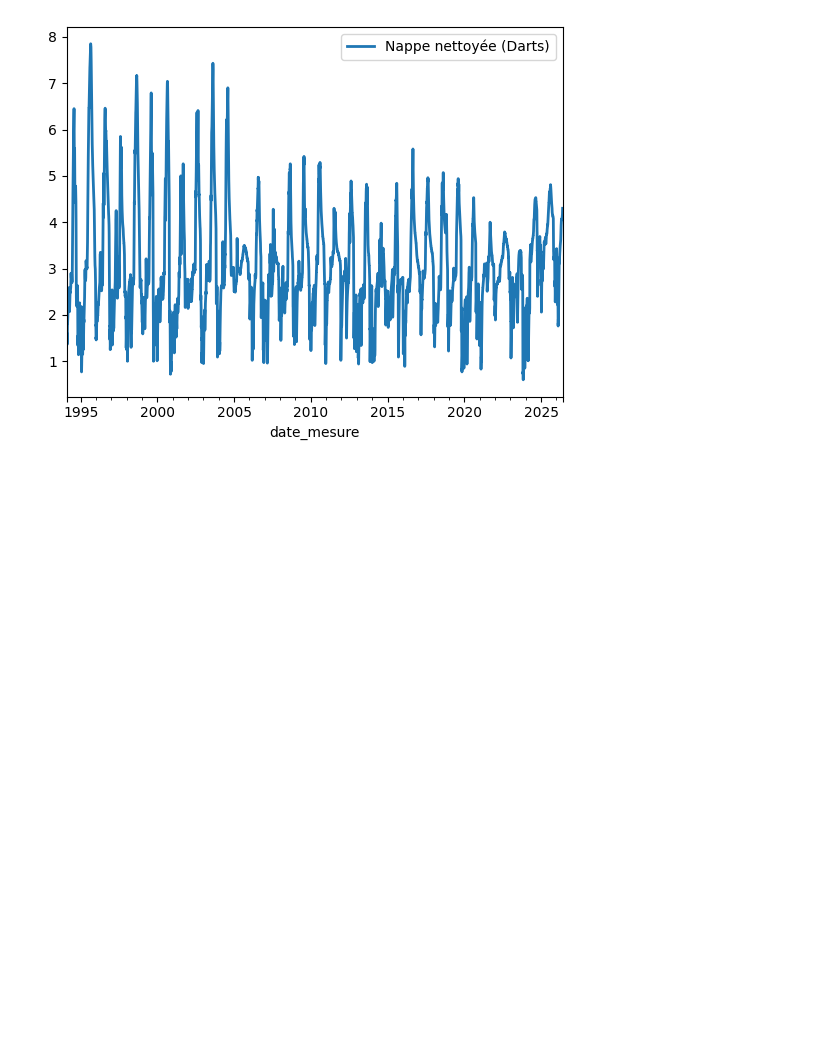
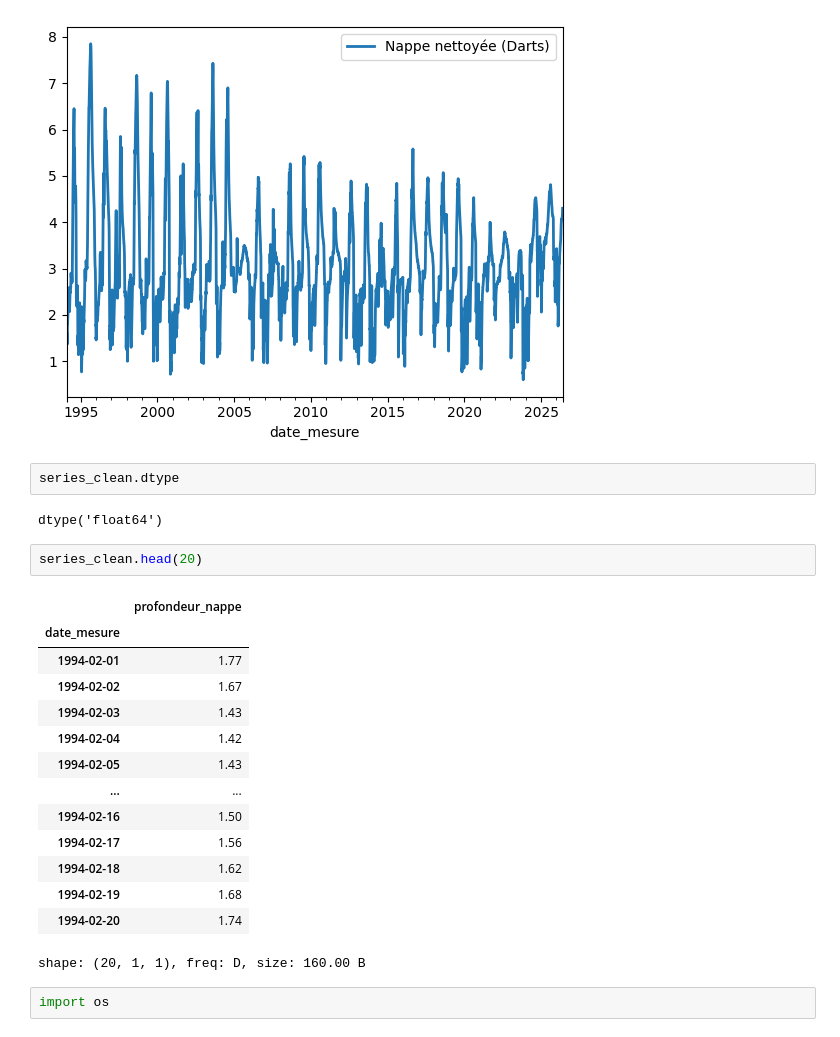
Before and after one commit to charourou/Projet_Hydrosense, a Jupyter notebook: notebooks/data_cleaning_rh_79.ipynb, the cells around one changed output. Saved outputs shown, nothing was run; the diff lists cells and outputs as text; blank space fills up the shorter version.

Commit message:
V2 de data cleaning sur Bourdet

```diff
--- a/notebooks/data_cleaning_rh_79.ipynb
+++ b/notebooks/data_cleaning_rh_79.ipynb
@@ -329,3 +328,26 @@ series_clean.plot(label="Nappe nettoyée (Darts)")
 # %% [output]
 <Axes: xlabel='date_mesure'>
 [figure]
+# %%
+series_clean.dtype
+# %% [output]
+dtype('float64')
+# %%
+series_clean.head(20)
+# %% [output]
+|  | profondeur_nappe |
+| date_mesure |  |
+| 1994-02-01 | 1.77 |
+| 1994-02-02 | 1.67 |
+| 1994-02-03 | 1.43 |
+| 1994-02-04 | 1.42 |
+| 1994-02-05 | 1.43 |
+| ... | ... |
+| 1994-02-16 | 1.50 |
+| 1994-02-17 | 1.56 |
+| 1994-02-18 | 1.62 |
+| 1994-02-19 | 1.68 |
+| 1994-02-20 | 1.74 |
+shape: (20, 1, 1), freq: D, size: 160.00 B
+# %%
+import os
```
Also changed, not shown: parts of 4 cells of this notebook.
